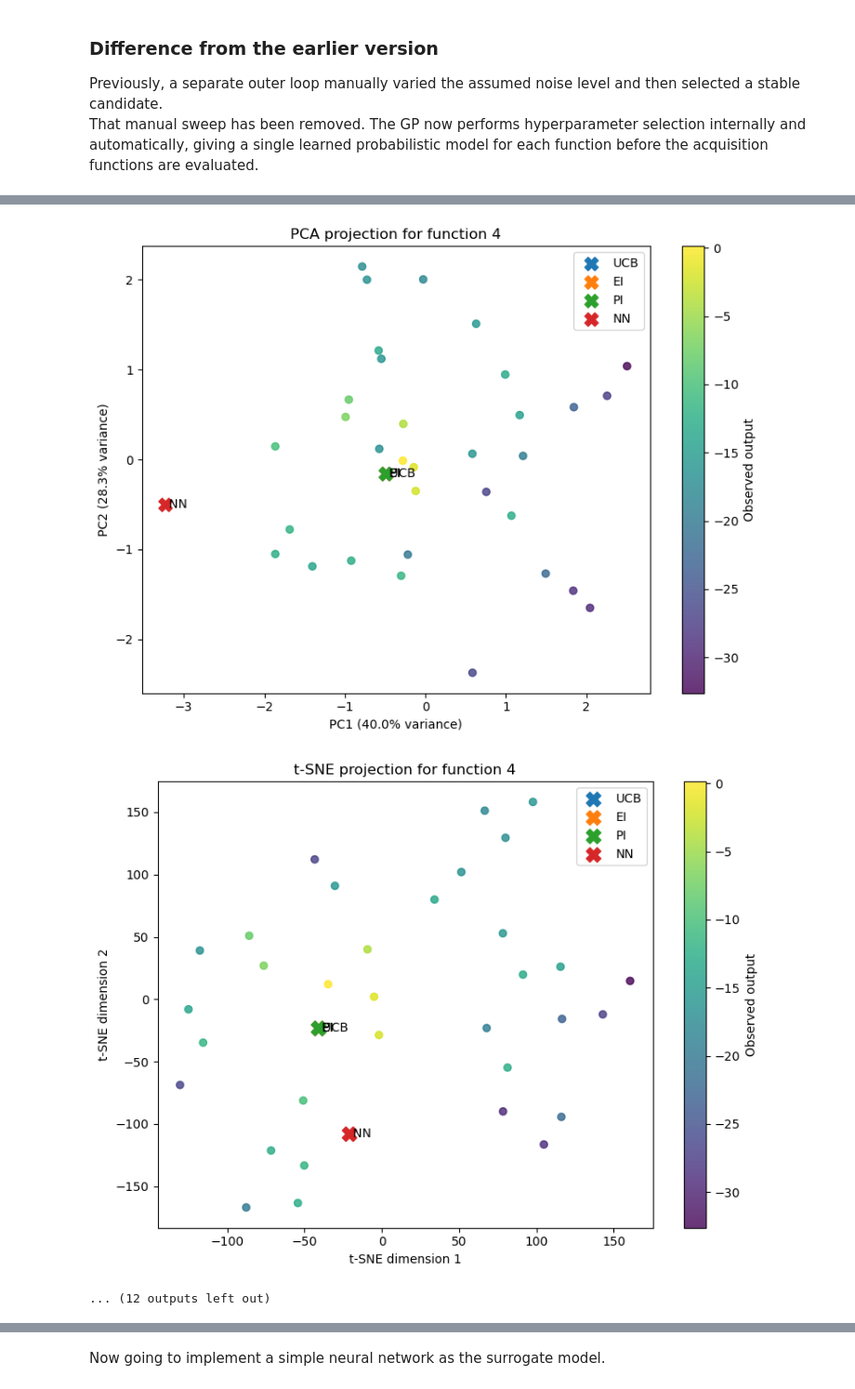
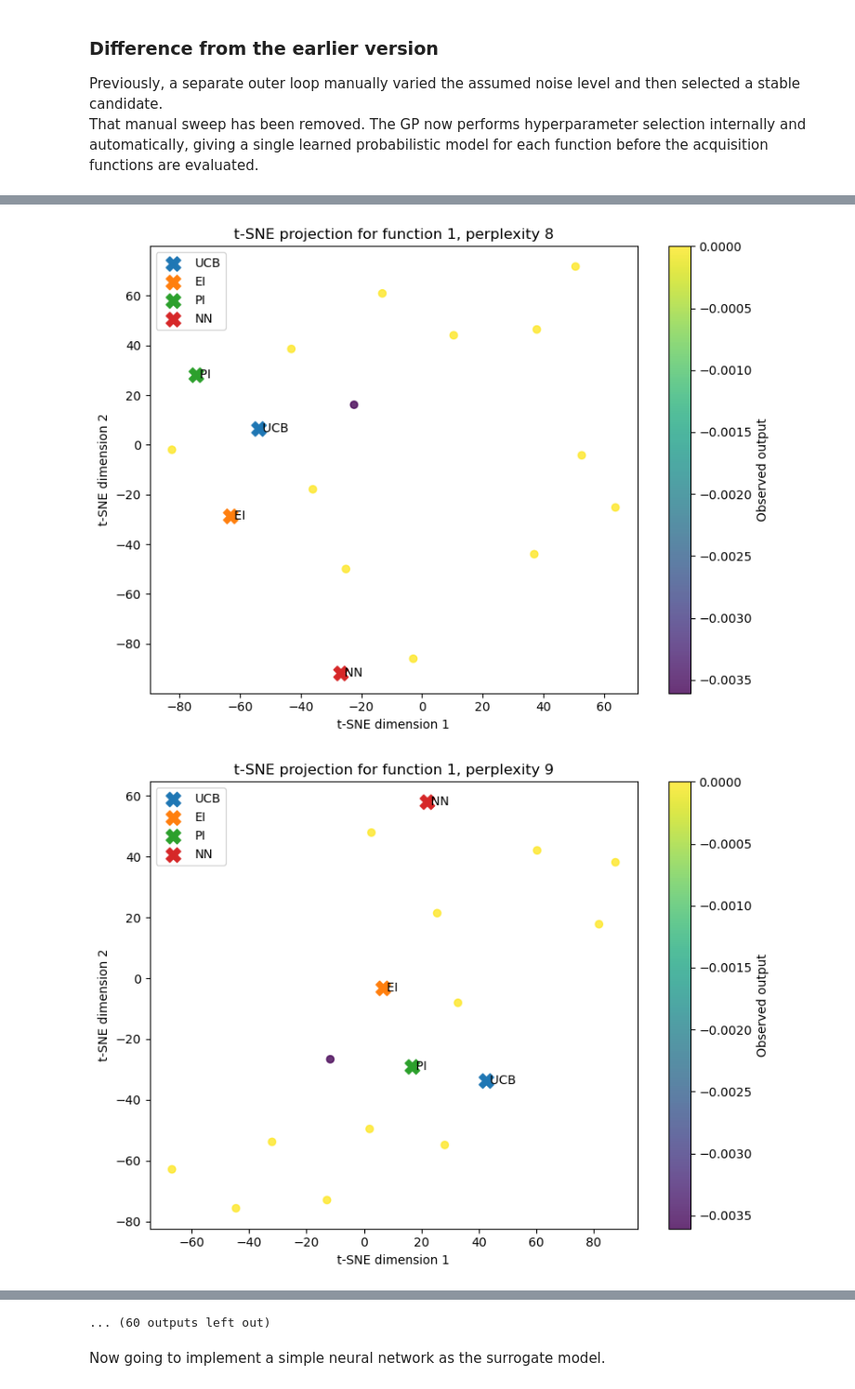
Before and after one commit to Luke45668/ML_AI_imperial_capstone_project, a Jupyter notebook: week_4/week_4_submission_notebook.ipynb, the cells around one changed output, grey strips where cells are left out. Shown at 93% size. Saved outputs shown, nothing was run; the diff lists cells and outputs as text; code cells hidden in the pictures.

```diff
--- a/week_4/week_4_submission_notebook.ipynb
+++ b/week_4/week_4_submission_notebook.ipynb
@@ -1072,7 +1072,7 @@ for k in range(1, 9):
     )
 
     Beta = 1
-    Xi = 0.2
+    Xi = 0.001
     sample_size = int(1e6)
     in_cols = ins.shape[1]
 
@@ -1115,33 +1115,33 @@ for k in range(1, 9):
     "NN": x_nn
 }
 
-    pca_results = conduct_PCA(
-        observed_inputs=ins,
-        special_points=special_points,
-        standardise=True,
-        n_components=2
-    )
+#     pca_results = conduct_PCA(
+#         observed_inputs=ins,
+#         special_points=special_points,
+#         standardise=True,
+#         n_components=2
+#     )
 
-    plot_PCA_projection(
-        pca_results,
-        observed_outputs=outs,
-        title=f"PCA projection for function {k}"
-)
+#     plot_PCA_projection(
+#         pca_results,
+#         observed_outputs=outs,
+#         title=f"PCA projection for function {k}"
+# )
+    for p in range(2,10):
+        tsne_results = conduct_tSNE(
+            observed_inputs=ins,
+            special_points=special_points,
+            standardise=True,
+            perplexity=p,
+            max_iter=1000,
+            random_state=42
+        )
 
-    tsne_results = conduct_tSNE(
-        observed_inputs=ins,
-        special_points=special_points,
-        standardise=True,
-        perplexity=10,
-        max_iter=1000,
-        random_state=42
-    )
-
-    plot_tSNE_projection(
-        tsne_results,
-        observed_outputs=outs,
-        title=f"t-SNE projection for function {k}"
-    )
+        plot_tSNE_projection(
+            tsne_results,
+            observed_outputs=outs,
+            title=f"t-SNE projection for function {k}, perplexity {p}"
+        )
 # %% [output]
 function number 1
 Learned kernel: 0.995**2 * RBF(length_scale=0.001) + WhiteKernel(noise_level=0.00932)
@@ -1192,3 +1162,2 @@ previous input point [0.438124 0.445688 0.429389 0.411138]
-[figure, old version]
+[figure, new version]
-[figure, old version]
+[figure, new version]
-... (12 outputs left out)
@@ -1195,3 +1176,4 @@ previous input point [0.438124 0.445688 0.429389 0.411138]
+... (60 outputs left out)
 # %% [markdown]
 Now going to implement a simple neural network as the surrogate model.
 # %%
```
Also changed, not shown: parts of 1 cell of this notebook, 25 other files.
